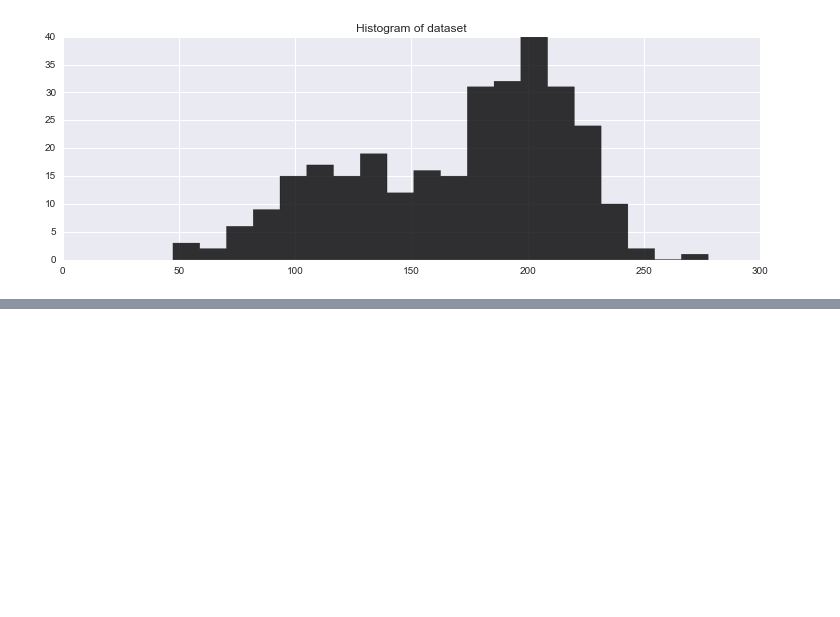
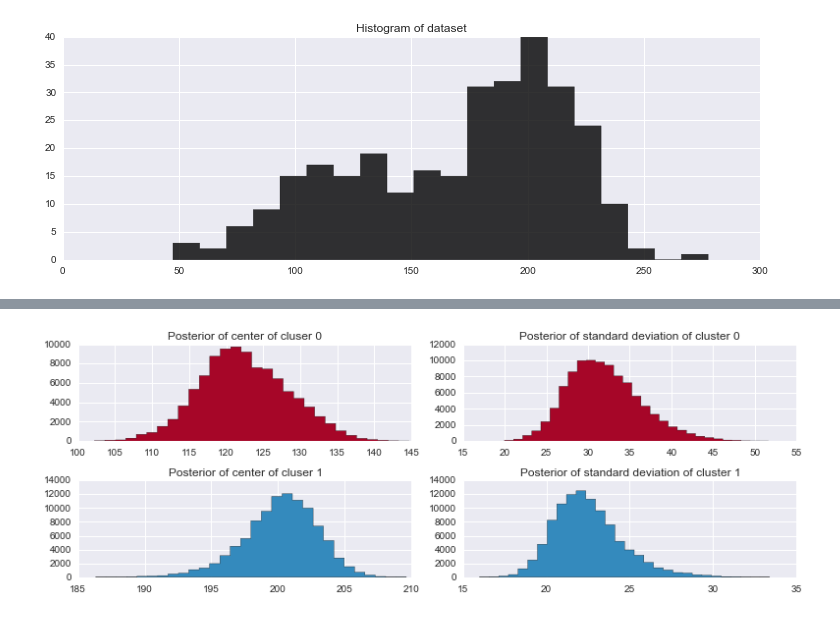
Before and after one commit to jgerardsimcock/Prob_for_Hackers, a Jupyter notebook: Chap3/Chap3.ipynb, the cells around one changed output, grey strips where cells are left out. Cells and saved outputs as stored; diff of their text form; code cells hidden in the pictures; blank space fills up the shorter version.

```diff
--- a/Chap3/Chap3.ipynb
+++ b/Chap3/Chap3.ipynb
@@ -286,0 +287,26 @@ plt.xlabel("Steps")
+# %%
+#We still need to perform a cluster investigation
+#To identify the center of the clusters we'll plot the
+#the posterior distribution mean and std
+
+figsize(11.0, 4)
+std_trace = mcmc.trace("stds")[:]
+
+_i = [1,2,3,4]
+
+for i in range(2):
+    #plt.subplot(2,2,_i[2*i])
+    plt.subplot(2, 2, _i[2 * i])
+    plt.title("Posterior of center of cluser %d" %i)
+    plt.hist(center_trace[:, i], color=colors[i], bins=30,
+            histtype="stepfilled")
+
+    plt.subplot(2,2, _i[2*i+1])
+    plt.title("Posterior of standard deviation of cluster %d"% i)
+    plt.hist(std_trace[:,i], color=colors[i], bins=30,
+            histtype="stepfilled")
+
+
+    plt.tight_layout()
+# %% [output]
+[figure, added]
```
Also changed, not shown: parts of 22 cells of this notebook.
